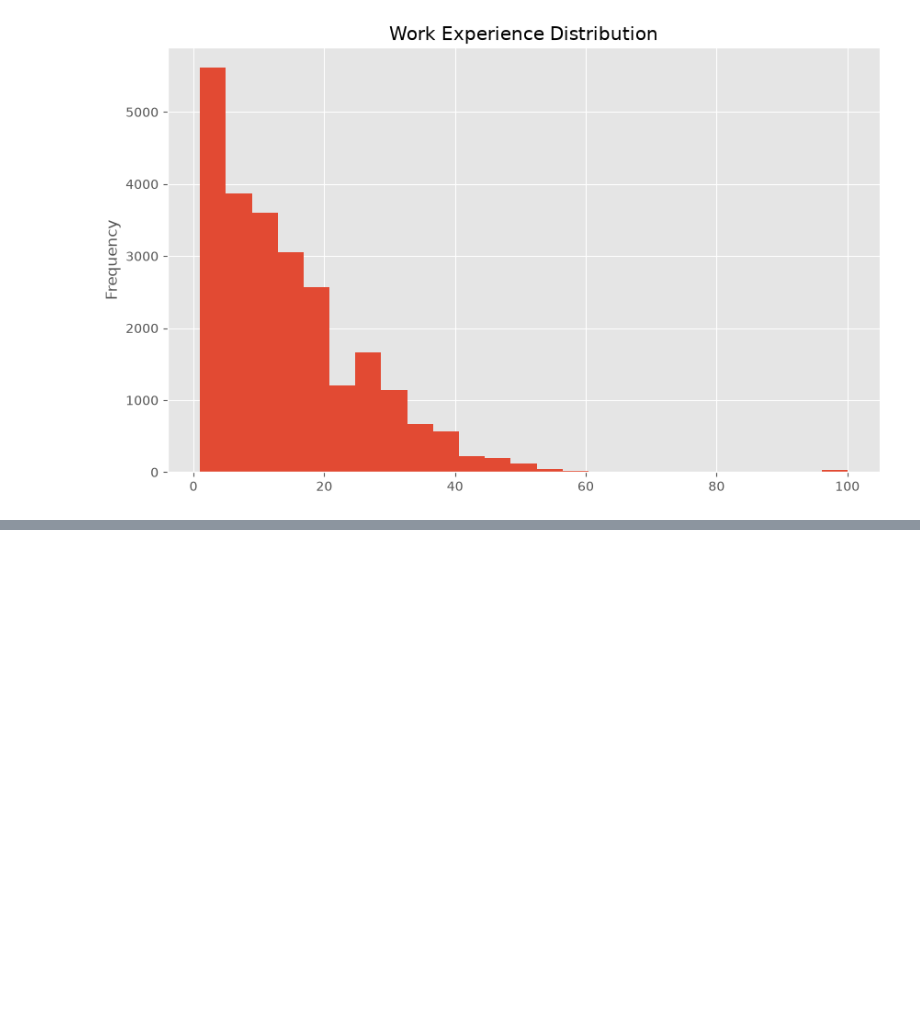
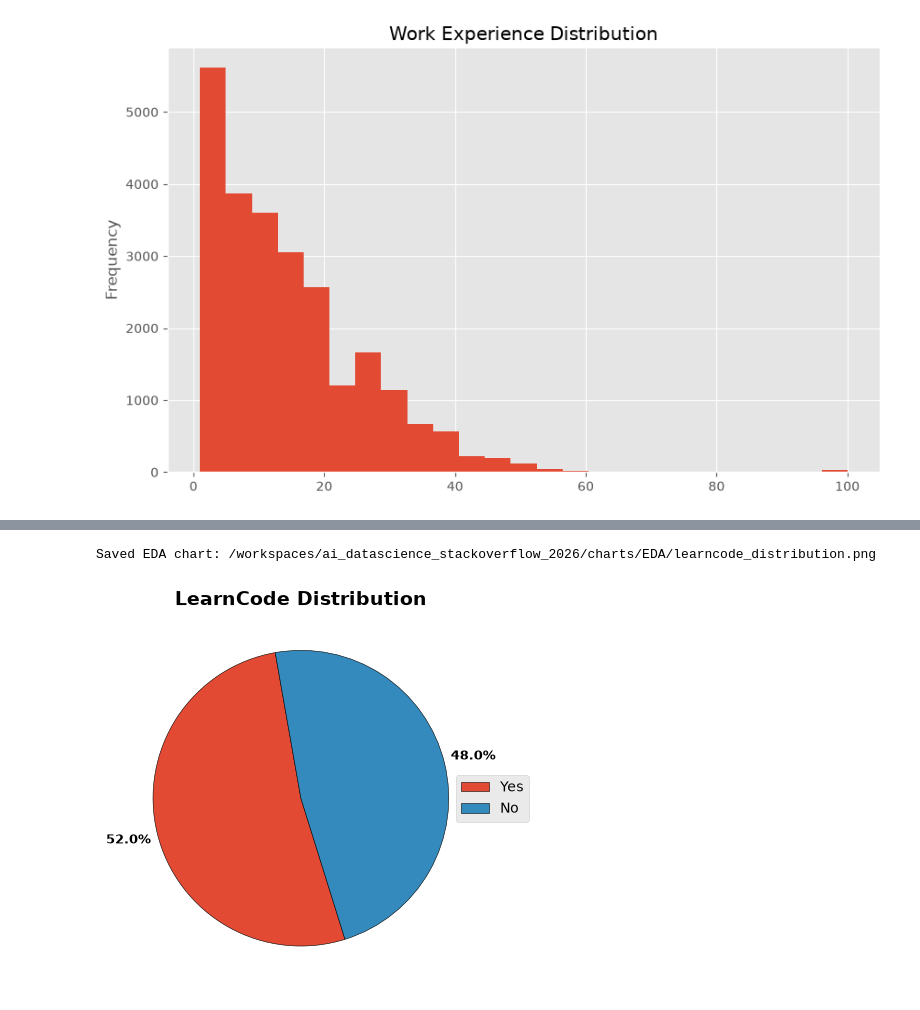
Before and after one commit to huyqng1412/ai_datascience_stackoverflow_2026, a Jupyter notebook: notebooks/EDA/EDA.ipynb, the cells around one changed output, grey strips where cells are left out. Cells and saved outputs as stored; diff of their text form; code cells hidden in the pictures; blank space fills up the shorter version.

```diff
--- a/notebooks/EDA/EDA.ipynb
+++ b/notebooks/EDA/EDA.ipynb
@@ -29,6 +29,19 @@ from IPython.display import HTML, display
 def scroll(df, height=400):
     """Show a DataFrame in a fixed-height scrollable box."""
     display(HTML(f'<div style="max-height:{height}px; overflow:auto">{df.to_html()}</div>'))
+# %%
+import matplotlib.font_manager as fm
+
+text_properties = {
+    'fontsize': 9,      # Increase font size
+    'fontweight': 'semibold' # Set font weight
+}
+
+# Customize wedge (slice) properties (for borders)
+wedge_properties = {
+    'linewidth': 0.4,        # Set border width
+    'edgecolor': 'black' # Set border color
+}
 # %% [markdown]
 ## Data Exploratory
 # %%
@@ -177,0 +207,25 @@ Saved EDA chart: /workspaces/ai_datascience_stackoverflow_2026/charts/EDA/workex
+# %%
+labels = eda_data['LearnCode'].value_counts().index
+size = eda_data['LearnCode'].value_counts().values
+
+plt.title('LearnCode Distribution', fontsize=14, fontweight='bold')
+wedges, texts, autotexts = plt.pie(
+    size,
+    autopct='%1.1f%%',
+    pctdistance=1.2,
+    startangle=100,
+    wedgeprops=wedge_properties,
+    textprops=text_properties
+)
+
+plt.legend(
+    wedges,
+    labels,
+    loc='center left',
+    bbox_to_anchor=(0.9, 0.5),
+    fontsize='medium'
+)
+save_eda_chart(ax.get_figure(), "learncode_distribution")
+# %% [output]
+Saved EDA chart: /workspaces/ai_datascience_stackoverflow_2026/charts/EDA/learncode_distribution.png
+[figure, added]
```
Also changed, not shown: parts of 7 cells of this notebook, 7 other files.
